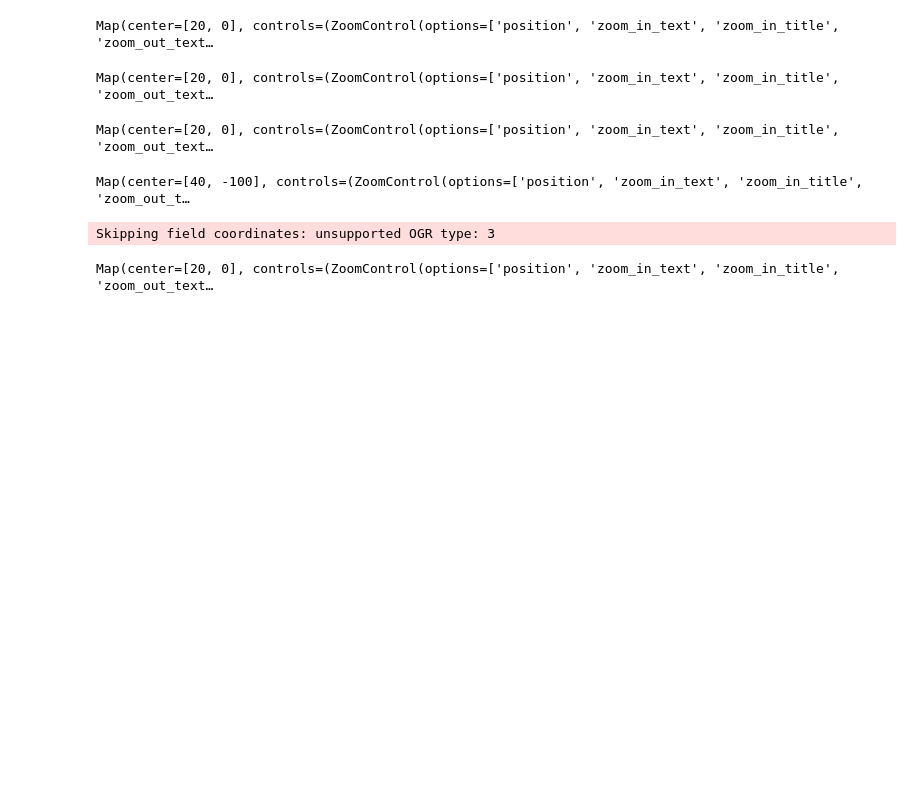
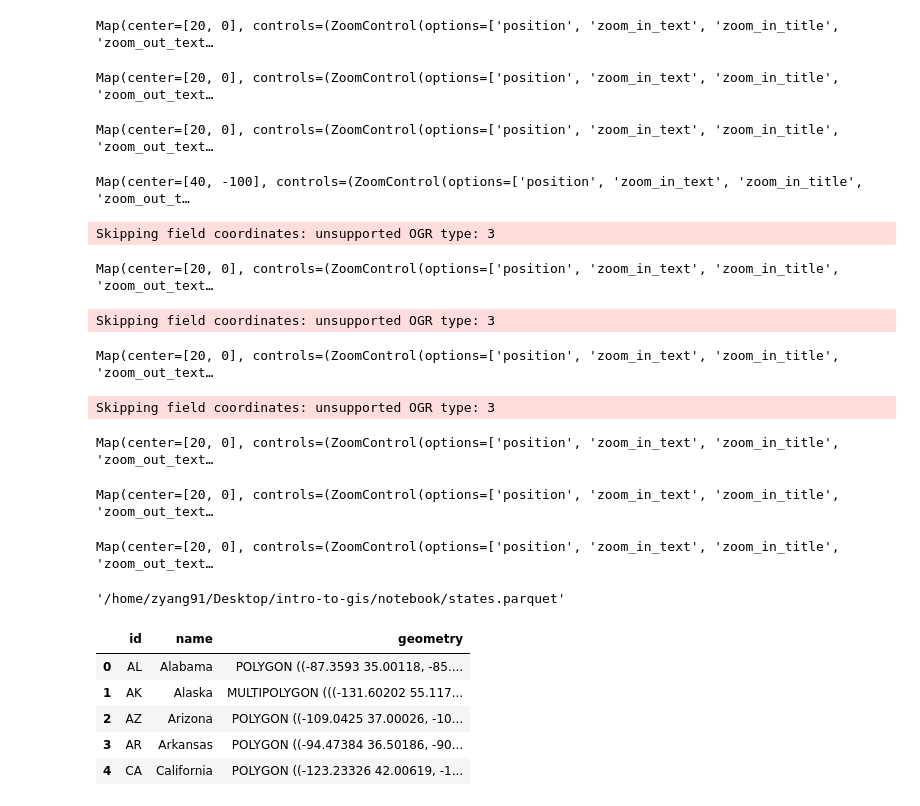
Before and after one commit to Geography-and-Planning/intro-to-gis, a Jupyter notebook: notebook/leafmap.ipynb, the cells around one changed output. Saved outputs shown, nothing was run; the diff lists cells and outputs as text; code cells hidden in the pictures; blank space fills up the shorter version.

```diff
--- a/notebook/leafmap.ipynb
+++ b/notebook/leafmap.ipynb
@@ -98,3 +98,57 @@ m
 # %% [output]
 Skipping field coordinates: unsupported OGR type: 3
 Map(center=[20, 0], controls=(ZoomControl(options=['position', 'zoom_in_text', 'zoom_in_title', 'zoom_out_text…
+# %%
+# customize the style of the vector layer
+m = leafmap.Map(center=[20, 0], zoom=2)
+data = "https://github.com/opengeos/datasets/releases/download/vector/cables.geojson"
+style= {"color": "yellow", "weight": 2, "opacity": 0.5}
+hover_style = {"color": "red", "weight": 4, "opacity": 1}
+m.add_vector(data, layer_name="Cable lines", info_mode="on_hover", style=style, hover_style=hover_style)
+m
+# %% [output]
+Skipping field coordinates: unsupported OGR type: 3
+Map(center=[20, 0], controls=(ZoomControl(options=['position', 'zoom_in_text', 'zoom_in_title', 'zoom_out_text…
+# %%
+m = leafmap.Map(center=[20, 0], zoom=2)
+m.add_basemap("CartoDB.DarkMatter")
+data = "https://github.com/opengeos/datasets/releases/download/vector/cables.geojson"
+callback = lambda feat: {"color": feat["properties"]["color"], "weight": 3}
+m.add_vector(data, layer_name="Cable lines", style_callback=callback)
+m
+# %% [output]
+Skipping field coordinates: unsupported OGR type: 3
+Map(center=[20, 0], controls=(ZoomControl(options=['position', 'zoom_in_text', 'zoom_in_title', 'zoom_out_text…
+# %%
+m = leafmap.Map()
+url = "https://github.com/opengeos/datasets/releases/download/places/nyc_buildings.geojson"
+m.add_vector(url, layer_name="NYC Buildings", zoom_to_layer=True)
+m
+# %% [output]
+Map(center=[20, 0], controls=(ZoomControl(options=['position', 'zoom_in_text', 'zoom_in_title', 'zoom_out_text…
+# %%
+m = leafmap.Map()
+data = "https://raw.githubusercontent.com/opengeos/leafmap/master/docs/data/countries.geojson"
+m.add_data(
+    data, column="POP_EST", scheme="Quantiles", cmap="Blues", legend_title="Population"
+)
+m
+# %% [output]
+Map(center=[20, 0], controls=(ZoomControl(options=['position', 'zoom_in_text', 'zoom_in_title', 'zoom_out_text…
+# %%
+url = "https://github.com/opengeos/datasets/releases/download/us/us_states.parquet"
+filename = "states.parquet"
+leafmap.download_file(url, filename, quiet=True)
+# %% [output]
+'/home/zyang91/Desktop/intro-to-gis/notebook/states.parquet'
+# %%
+import geopandas as gpd
+gdf=gpd.read_parquet("states.parquet")
+gdf.head()
+# %% [output]
+|  | id | name | geometry |
+| 0 | AL | Alabama | POLYGON ((-87.3593 35.00118, -85.... |
+| 1 | AK | Alaska | MULTIPOLYGON (((-131.60202 55.117... |
+| 2 | AZ | Arizona | POLYGON ((-109.0425 37.00026, -10... |
+| 3 | AR | Arkansas | POLYGON ((-94.47384 36.50186, -90... |
+| 4 | CA | California | POLYGON ((-123.23326 42.00619, -1... |
```
Also changed, not shown: parts of 1 cell of this notebook, 2 other files.
